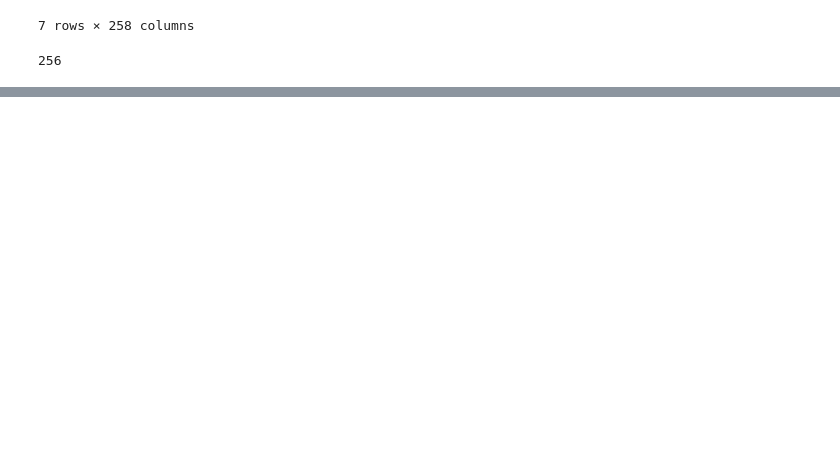
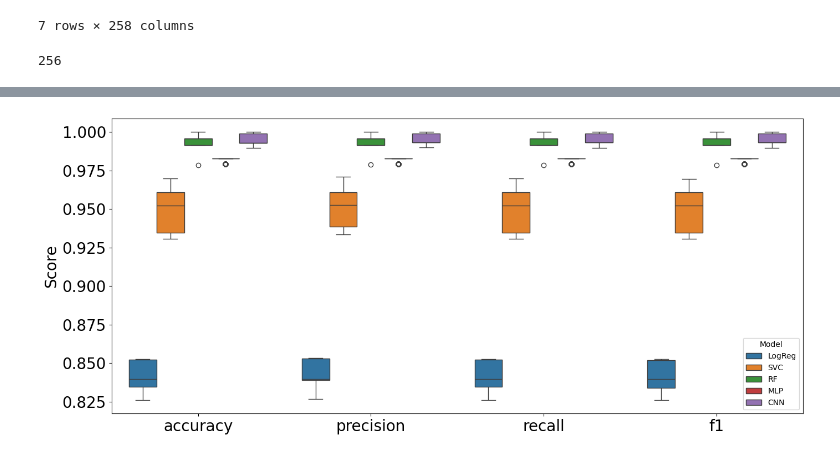
Before and after one commit to leomanriquezm/G-PIXEL, a Jupyter notebook: modelling_GPIXEL.ipynb, the cells around one changed output, grey strips where cells are left out. Cells and saved outputs as stored; diff of their text form; code cells hidden in the pictures; blank space fills up the shorter version.

```diff
--- a/modelling_GPIXEL.ipynb
+++ b/modelling_GPIXEL.ipynb
@@ -597,0 +1017,20 @@ plt.close()
+# %%
+plt.figure(figsize=(14,6))
+sns.boxplot(
+    data=metricas_test,
+    x='metrica',
+    y='valor',
+    hue='modelo'
+)
+
+#plt.title('Train')
+plt.ylabel('Score',fontsize=20)
+plt.xlabel('')
+plt.xticks(fontsize=20)
+plt.yticks(fontsize=20)
+plt.legend(title='Model')
+plt.tight_layout()
+plt.savefig("metricas_train.png", dpi=300, bbox_inches="tight")
+plt.show()
+# %% [output]
+[figure, added]
```
Also changed, not shown: parts of 31 cells of this notebook.
